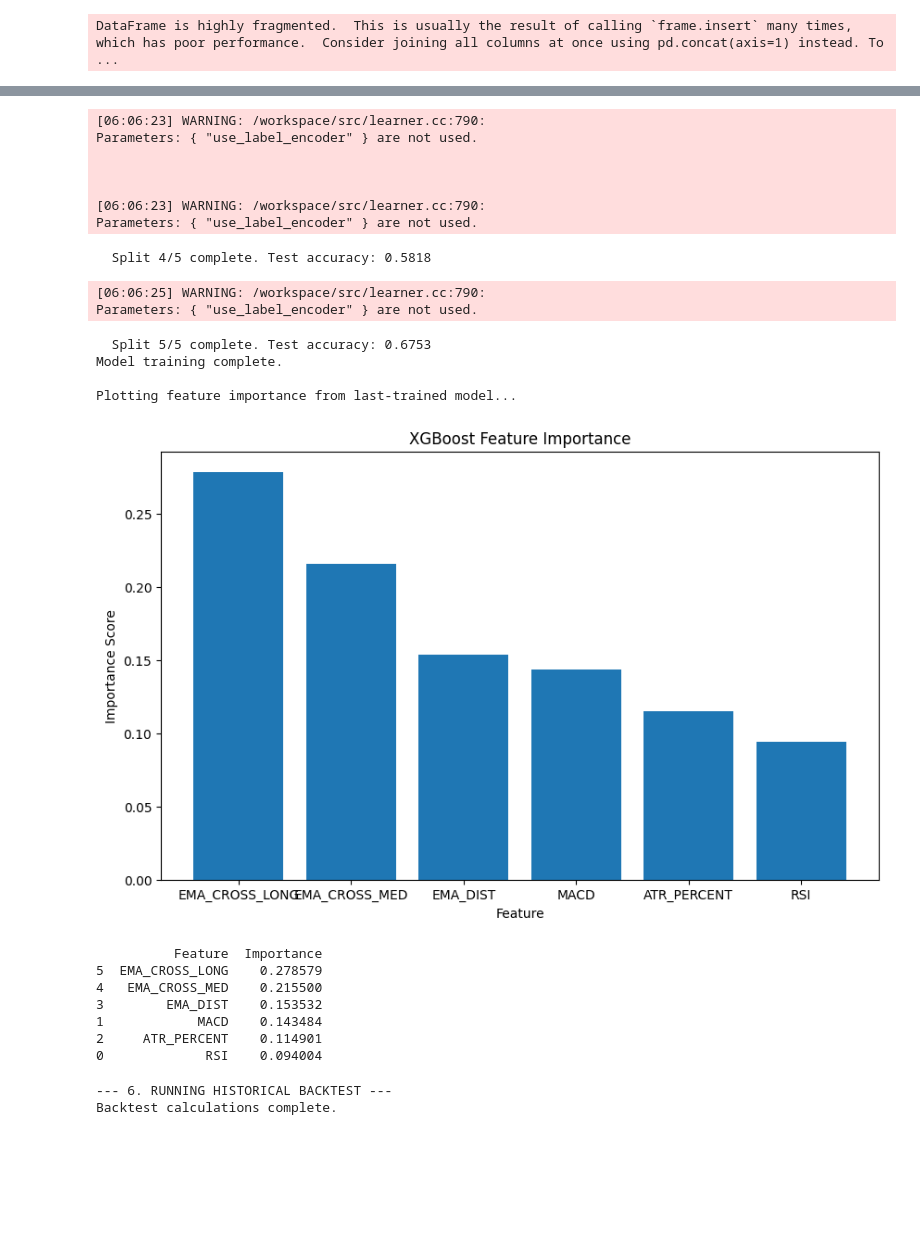
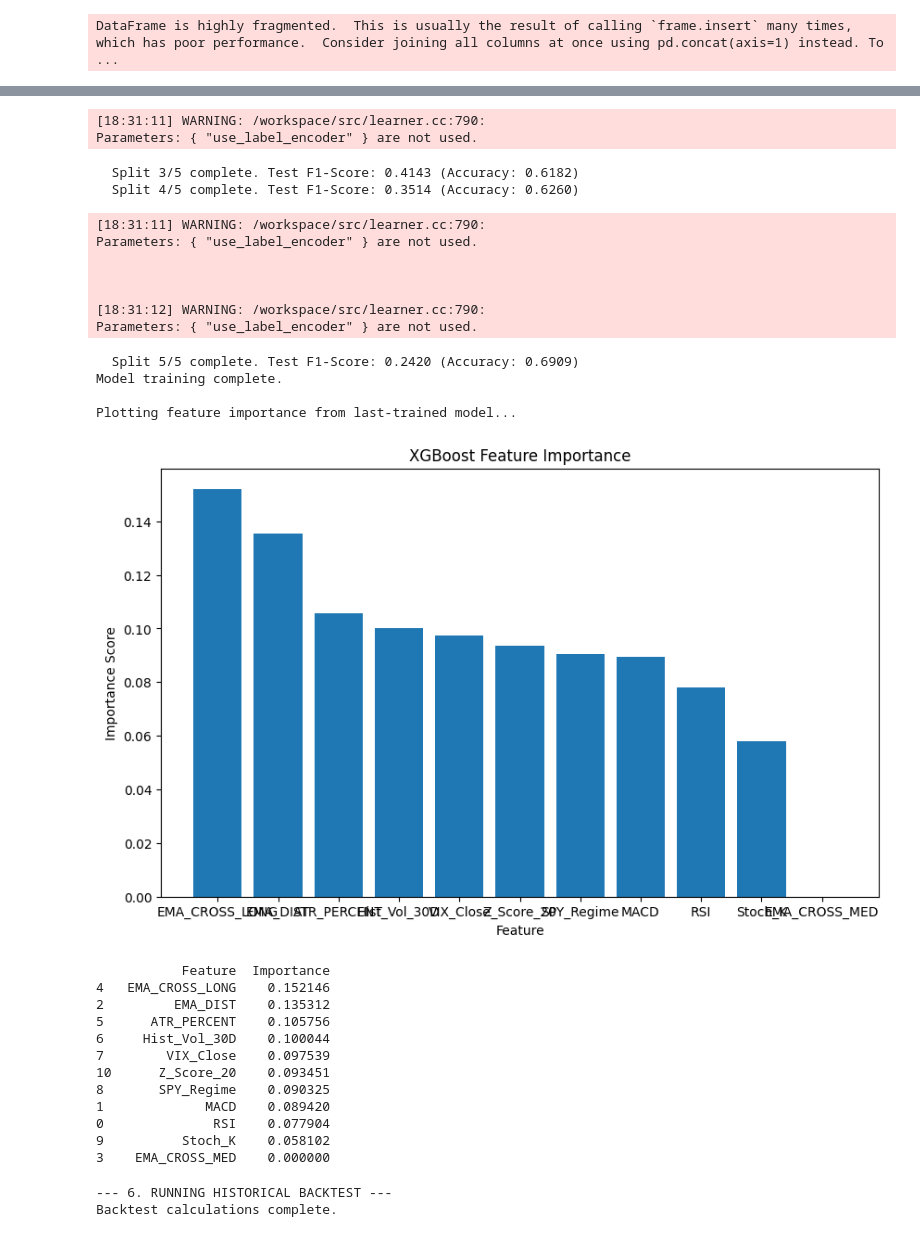
Before and after one commit to yuvipaloozie/Data-Driven-Swing-Trading, a Jupyter notebook: SwingTradingAlgoModel1.ipynb, the cells around one changed output, grey strips where cells are left out. Cells and saved outputs as stored; diff of their text form; code cells hidden in the pictures; blank space fills up the shorter version.

```diff
--- a/SwingTradingAlgoModel1.ipynb
+++ b/SwingTradingAlgoModel1.ipynb
@@ -29,6 +37,8 @@ Requirement already satisfied: pytz>=2020.1 in /usr/local/lib/python3.12/dist-pa
 Requirement already satisfied: tzdata>=2022.7 in /usr/local/lib/python3.12/dist-packages (from pandas) (2025.2)
 Requirement already satisfied: six>=1.5 in /usr/local/lib/python3.12/dist-packages (from python-dateutil>=2.8.2->pandas) (1.17.0)
 # %%
+# --- Cell 2: Configuration ---
+
 # Asset Parameters
 VOLATILE_TICKER = 'TSLA'
 MARKET_TICKER = 'SPY'
@@ -36,7 +46,6 @@ START_DATE = '2015-01-01'
 END_DATE = '2024-12-31'
 
 # Triple Barrier Parameter
-# Arbitrary parameter: 15% gain vs a 5% loss, timeframe is 20 days
 PROFIT_TAKE_PERC = 0.20
 STOP_LOSS_PERC = 0.10
 TIME_BARRIER_DAYS = 30
@@ -44,7 +53,23 @@ TIME_BARRIER_DAYS = 30
 # Model Parameters
 N_SPLITS = 5
 PROB_THRESHOLD = 0.60
-FEATURE_SET = ['RSI', 'MACD', 'ATR_PERCENT', 'EMA_DIST', 'EMA_CROSS_MED', 'EMA_CROSS_LONG']
+FEATURE_SET = [
+    # Original Trend Features
+    'RSI',
+    'MACD',
+    'EMA_DIST',
+    'EMA_CROSS_MED',
+    'EMA_CROSS_LONG',
+    'ATR_PERCENT',
+
+    'Hist_Vol_30D',
+    'VIX_Close',
+
+    'SPY_Regime',
+
+    'Stoch_K',
+    'Z_Score_20'
+]
 
 # Monte Carlo Parameters
 N_SIMULATIONS = 5000
@@ -63,6 +88,9 @@ data = data.rename(columns={col: col.replace(f'_{VOLATILE_TICKER}', '') for col
 # Get data for the market benchmark
 market_data = yf.download(MARKET_TICKER, start=START_DATE, end=END_DATE)
 
+# --- NEW: Get VIX Data ---
+vix_data = yf.download('^VIX', start=START_DATE, end=END_DATE)
+
 # Flatten MultiIndex columns for market_data too
 if isinstance(market_data.columns, pd.MultiIndex):
     market_data.columns = ['_'.join(col).strip() for col in market_data.columns.values]
@@ -307,6 +428,7 @@ print("Labels created.")
 Labels created.
 DataFrame is highly fragmented.  This is usually the result of calling `frame.insert` many times, which has poor performance.  Consider joining all columns at once using pd.concat(axis=1) instead. To  ...
 # %%
+from sklearn.metrics import f1_score # <-- ADD THIS
 print("\n--- 5. PREPARING DATA & TRAINING MODEL (WALK-FORWARD) ---")
 # Create final X and y
 X = data[FEATURE_SET]
@@ -335,12 +457,20 @@ for train_index, test_index in tscv.split(X):
     X_train_scaled = scaler.fit_transform(X_train)
     X_test_scaled = scaler.transform(X_test)
 
+    weight_ratio = y_train.value_counts()[0.0] / y_train.value_counts()[1.0]
+
     model = xgb.XGBClassifier(
         objective='binary:logistic',
         eval_metric='logloss',
         use_label_encoder=False,
         n_estimators=100,
-        random_state=42
+        random_state=42,
+        scale_pos_weight=weight_ratio,
+
+        max_depth=3,
+        learning_rate=0.1,
+        subsample=0.8,
+        colsample_bytree=0.8
     )
 
     model.fit(X_train_scaled, y_train)
@@ -351,7 +481,8 @@ for train_index, test_index in tscv.split(X):
     all_predictions.iloc[test_index] = test_preds
     all_probs.iloc[test_index] = test_probs
 
-    print(f"  Split {split_num}/{N_SPLITS} complete. Test accuracy: {accuracy_score(y_test, test_preds):.4f}")
+    f1 = f1_score(y_test, test_preds)
+    print(f"  Split {split_num}/{N_SPLITS} complete. Test F1-Score: {f1:.4f} (Accuracy: {accuracy_score(y_test, test_preds):.4f})")
     split_num += 1
 
 print("Model training complete.")
@@ -400,25 +530,31 @@ Parameters: { "use_label_encoder" } are not used.
-[06:06:23] WARNING: /workspace/src/learner.cc:790:
+[18:31:11] WARNING: /workspace/src/learner.cc:790:
 Parameters: { "use_label_encoder" } are not used.
-
-
-
-[06:06:23] WARNING: /workspace/src/learner.cc:790:
-Parameters: { "use_label_encoder" } are not used.
-  Split 4/5 complete. Test accuracy: 0.5818
+  Split 3/5 complete. Test F1-Score: 0.4143 (Accuracy: 0.6182)
+  Split 4/5 complete. Test F1-Score: 0.3514 (Accuracy: 0.6260)
-[06:06:25] WARNING: /workspace/src/learner.cc:790:
+[18:31:11] WARNING: /workspace/src/learner.cc:790:
 Parameters: { "use_label_encoder" } are not used.
+
+
+
+[18:31:12] WARNING: /workspace/src/learner.cc:790:
+Parameters: { "use_label_encoder" } are not used.
-  Split 5/5 complete. Test accuracy: 0.6753
+  Split 5/5 complete. Test F1-Score: 0.2420 (Accuracy: 0.6909)
 Model training complete.
 
 Plotting feature importance from last-trained model...
-[figure, old version]
+[figure, new version]
-          Feature  Importance
-5  EMA_CROSS_LONG    0.278579
-4   EMA_CROSS_MED    0.215500
-3        EMA_DIST    0.153532
-1            MACD    0.143484
-2     ATR_PERCENT    0.114901
-0             RSI    0.094004
+           Feature  Importance
+4   EMA_CROSS_LONG    0.152146
+2         EMA_DIST    0.135312
+5      ATR_PERCENT    0.105756
+6     Hist_Vol_30D    0.100044
+7        VIX_Close    0.097539
+10      Z_Score_20    0.093451
+8       SPY_Regime    0.090325
+1             MACD    0.089420
+0              RSI    0.077904
+9          Stoch_K    0.058102
+3    EMA_CROSS_MED    0.000000
 # %%
 print("\n--- 6. RUNNING HISTORICAL BACKTEST ---")
 # Create a new DataFrame for our backtest results
```
Also changed, not shown: parts of 11 cells of this notebook.
